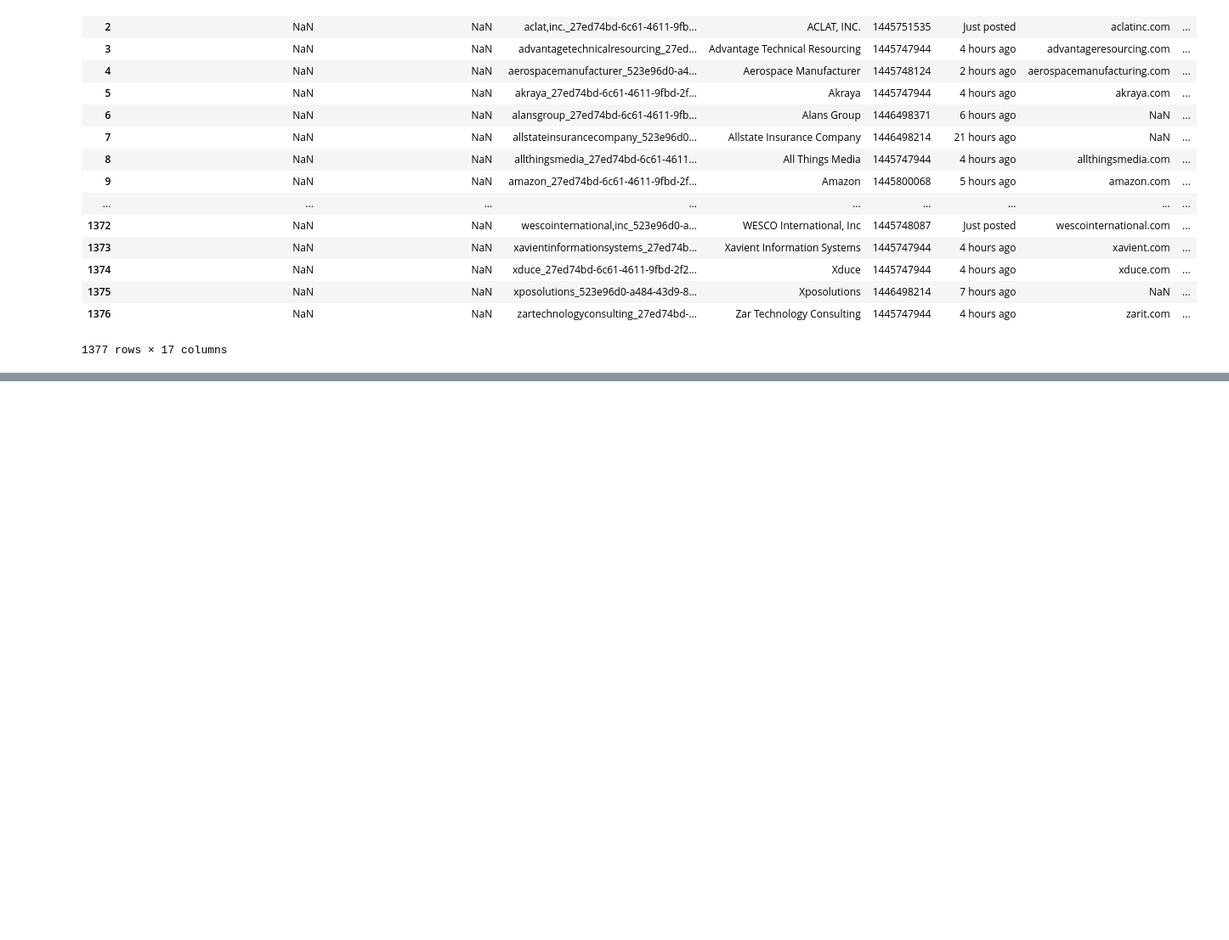
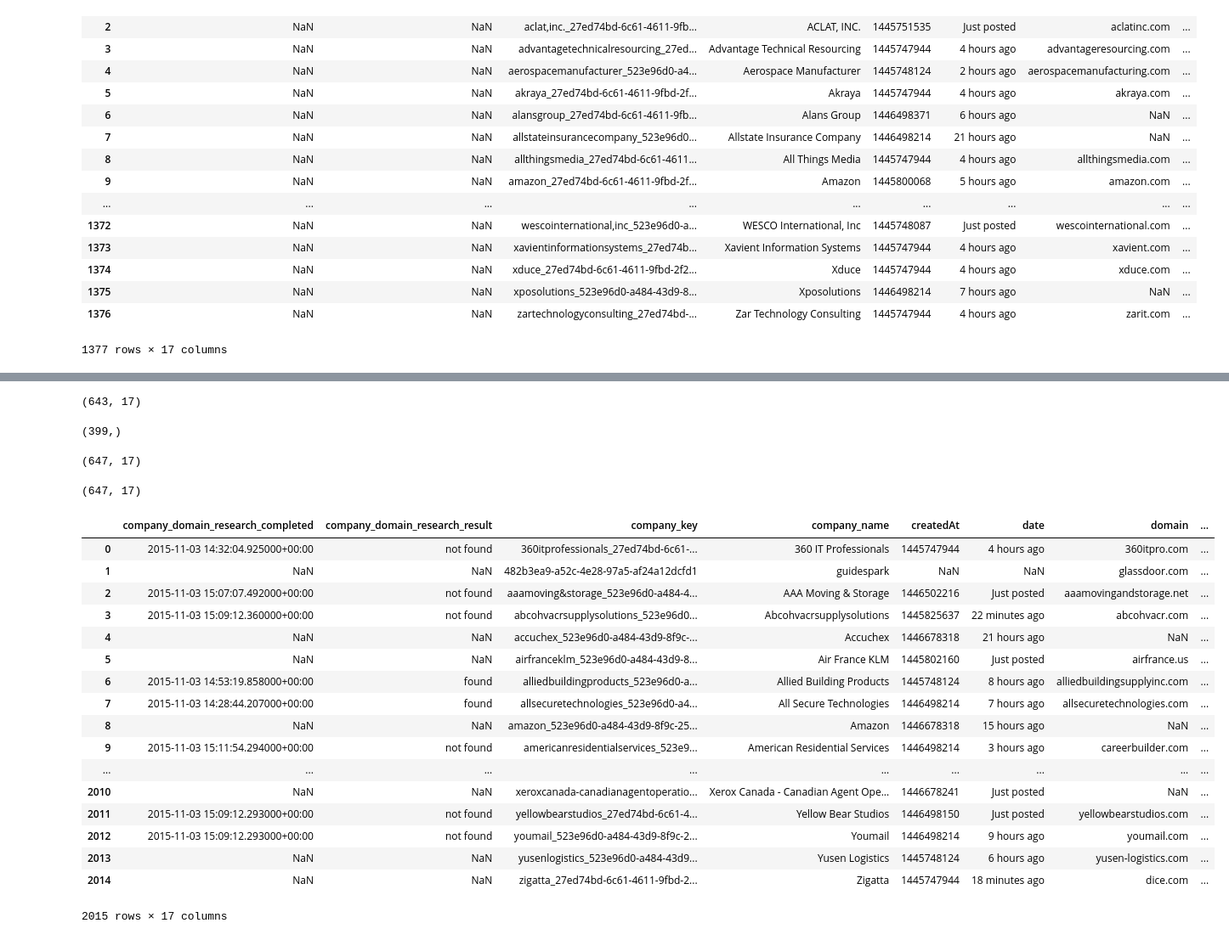
Before and after one commit to john2x/triggerselling, a Jupyter notebook: server/Stats.ipynb, the cells around one changed output, grey strips where cells are left out. Shown at 85% size. Cells and saved outputs as stored; diff of their text form; code cells hidden in the pictures; blank space fills up the shorter version.

```diff
--- a/server/Stats.ipynb
+++ b/server/Stats.ipynb
@@ -336,0 +399,7 @@ t
+# %%
+un, pw = "customero", "iUyET3ErxR"
+cloak = "http://{0}:{1}@paygo.crawlera.com/fetch".format(un, pw)
+#headers = {"X-Mashape-Key": "pdL7tBtCRXmshjM0GeRxnbyhpWzNp13kguyjsnxPTjSv8foPKA"}
+url = "https://www.google.com/search?q=site%3Ainstagram.com+%223.6K+followers%22&start=0&num=100&filter=0"
+url = 'https://www.google.com/search?q=site:instagram.com+"223.6K+followers"&start=0&num=100&filter=0'
+r = requests.get(cloak, params={'url':url})
@@ -336,0 +408,2 @@ t
+# %%
+r = requests.get(cloak+"?"+urllib.urlencode({"url":url}))
@@ -336,0 +427,41 @@ t
+# %%
+conn = r.connect(db="triggeriq")
+# %%
+t = pd.DataFrame(list(r.table("triggers").run(conn)))
+t[t.domain.isnull()].shape
+# %% [output]
+(643, 17)
+# %%
+t[t.domain.isnull()].company_name.drop_duplicates().shape
+# %% [output]
+(399,)
+# %%
+t[t.domain.isnull()].shape
+# %% [output]
+(647, 17)
+# %%
+t = pd.DataFrame(list(r.table("triggers").run(conn)))
+t[t.domain.isnull()].shape
+# %% [output]
+(647, 17)
+# %%
+t
+# %% [output]
+|  | company_domain_research_completed | company_domain_research_result | company_key | company_name | createdAt | date | domain | ... |
+| 0 | 2015-11-03 14:32:04.925000+00:00 | not found | 360itprofessionals_27ed74bd-6c61-... | 360 IT Professionals | 1445747944 | 4 hours ago | 360itpro.com | ... |
+| 1 | NaN | NaN | 482b3ea9-a52c-4e28-97a5-af24a12dcfd1 | guidespark | NaN | NaN | glassdoor.com | ... |
+| 2 | 2015-11-03 15:07:07.492000+00:00 | not found | aaamoving&storage_523e96d0-a484-4... | AAA Moving & Storage | 1446502216 | Just posted | aaamovingandstorage.net | ... |
+| 3 | 2015-11-03 15:09:12.360000+00:00 | not found | abcohvacrsupplysolutions_523e96d0... | Abcohvacrsupplysolutions | 1445825637 | 22 minutes ago | abcohvacr.com | ... |
+| 4 | NaN | NaN | accuchex_523e96d0-a484-43d9-8f9c-... | Accuchex | 1446678318 | 21 hours ago | NaN | ... |
+| 5 | NaN | NaN | airfranceklm_523e96d0-a484-43d9-8... | Air France KLM | 1445802160 | Just posted | airfrance.us | ... |
+| 6 | 2015-11-03 14:53:19.858000+00:00 | found | alliedbuildingproducts_523e96d0-a... | Allied Building Products | 1445748124 | 8 hours ago | alliedbuildingsupplyinc.com | ... |
+| 7 | 2015-11-03 14:28:44.207000+00:00 | found | allsecuretechnologies_523e96d0-a4... | All Secure Technologies | 1446498214 | 7 hours ago | allsecuretechnologies.com | ... |
+| 8 | NaN | NaN | amazon_523e96d0-a484-43d9-8f9c-25... | Amazon | 1446678318 | 15 hours ago | NaN | ... |
+| 9 | 2015-11-03 15:11:54.294000+00:00 | not found | americanresidentialservices_523e9... | American Residential Services | 1446498214 | 3 hours ago | careerbuilder.com | ... |
+| ... | ... | ... | ... | ... | ... | ... | ... | ... |
+| 2010 | NaN | NaN | xeroxcanada-canadianagentoperatio... | Xerox Canada - Canadian Agent Ope... | 1446678241 | Just posted | NaN | ... |
+| 2011 | 2015-11-03 15:09:12.293000+00:00 | not found | yellowbearstudios_27ed74bd-6c61-4... | Yellow Bear Studios | 1446498150 | Just posted | yellowbearstudios.com | ... |
+| 2012 | 2015-11-03 15:09:12.293000+00:00 | not found | youmail_523e96d0-a484-43d9-8f9c-2... | Youmail | 1446498214 | 9 hours ago | youmail.com | ... |
+| 2013 | NaN | NaN | yusenlogistics_523e96d0-a484-43d9... | Yusen Logistics | 1445748124 | 6 hours ago | yusen-logistics.com | ... |
+| 2014 | NaN | NaN | zigatta_27ed74bd-6c61-4611-9fbd-2... | Zigatta | 1445747944 | 18 minutes ago | dice.com | ... |
+2015 rows × 17 columns
```
Also changed, not shown: parts of 15 cells of this notebook, 10 other files.
